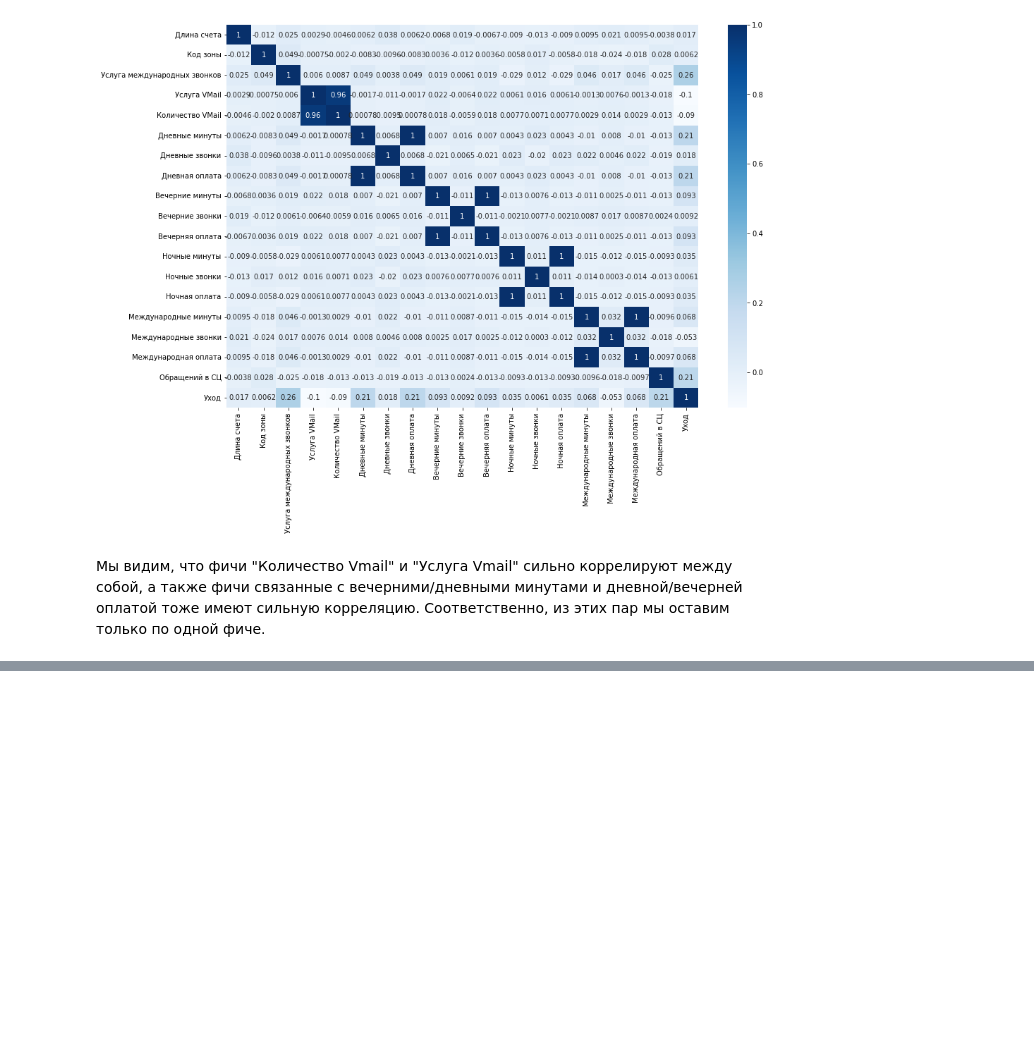
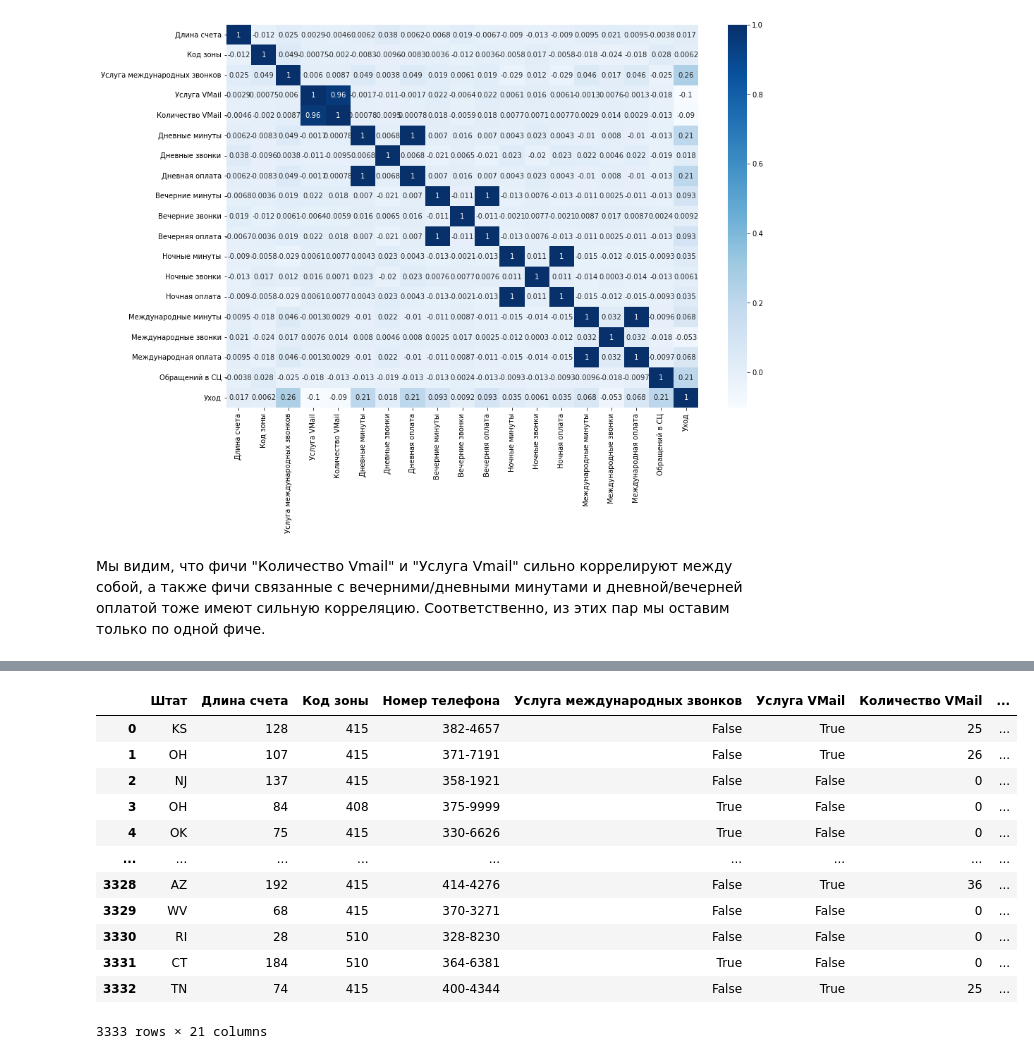
Before and after one commit to AlexeyShakov/loginom_test_task, a Jupyter notebook: jupyter/loginom_test_task.ipynb, the cells around one changed output, grey strips where cells are left out. Cells and saved outputs as stored; diff of their text form; code cells hidden in the pictures; blank space fills up the shorter version.

```diff
--- a/jupyter/loginom_test_task.ipynb
+++ b/jupyter/loginom_test_task.ipynb
@@ -224,0 +274,16 @@ sns.heatmap(churn_data.corr(), cmap="Blues", annot=True)
+# %%
+churn_data
+# %% [output]
+|  | Штат | Длина счета | Код зоны | Номер телефона | Услуга международных звонков | Услуга VMail | Количество VMail | ... |
+| 0 | KS | 128 | 415 | 382-4657 | False | True | 25 | ... |
+| 1 | OH | 107 | 415 | 371-7191 | False | True | 26 | ... |
+| 2 | NJ | 137 | 415 | 358-1921 | False | False | 0 | ... |
+| 3 | OH | 84 | 408 | 375-9999 | True | False | 0 | ... |
+| 4 | OK | 75 | 415 | 330-6626 | True | False | 0 | ... |
+| ... | ... | ... | ... | ... | ... | ... | ... | ... |
+| 3328 | AZ | 192 | 415 | 414-4276 | False | True | 36 | ... |
+| 3329 | WV | 68 | 415 | 370-3271 | False | False | 0 | ... |
+| 3330 | RI | 28 | 510 | 328-8230 | False | False | 0 | ... |
+| 3331 | CT | 184 | 510 | 364-6381 | True | False | 0 | ... |
+| 3332 | TN | 74 | 415 | 400-4344 | False | True | 25 | ... |
+3333 rows × 21 columns
```
Also changed, not shown: parts of 5 cells of this notebook.
